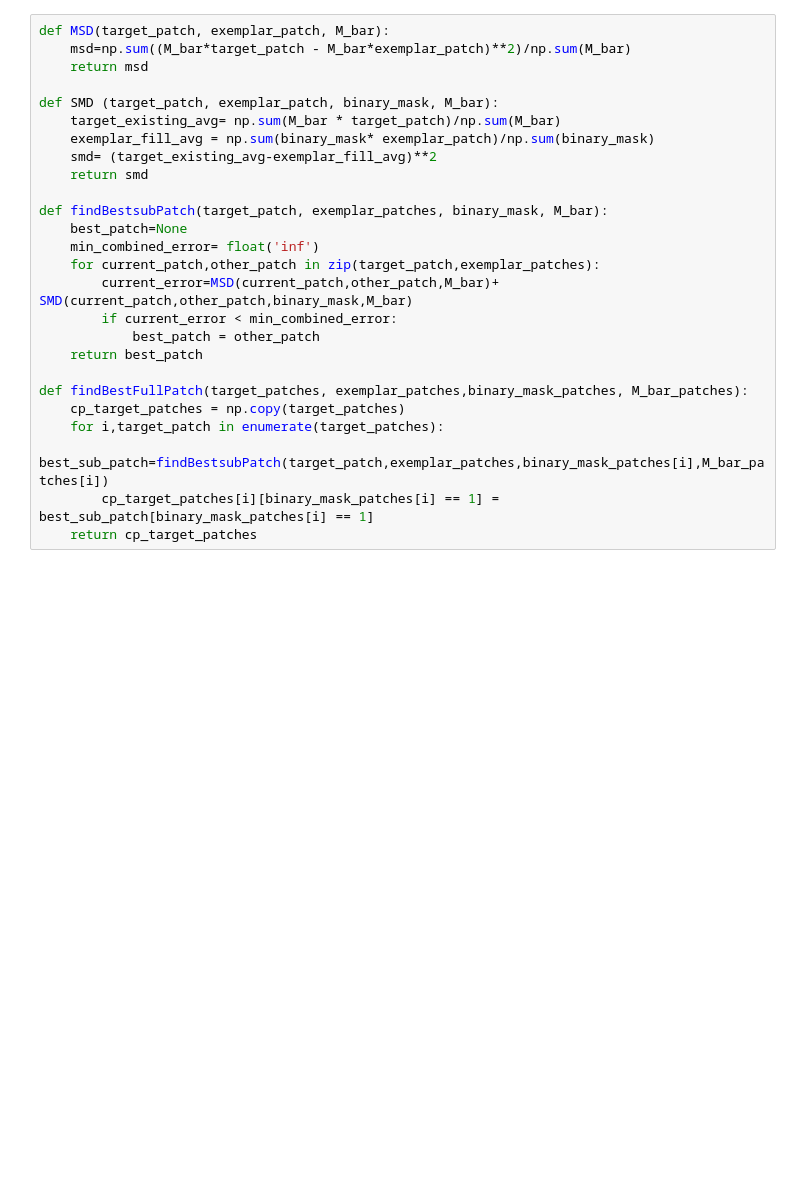
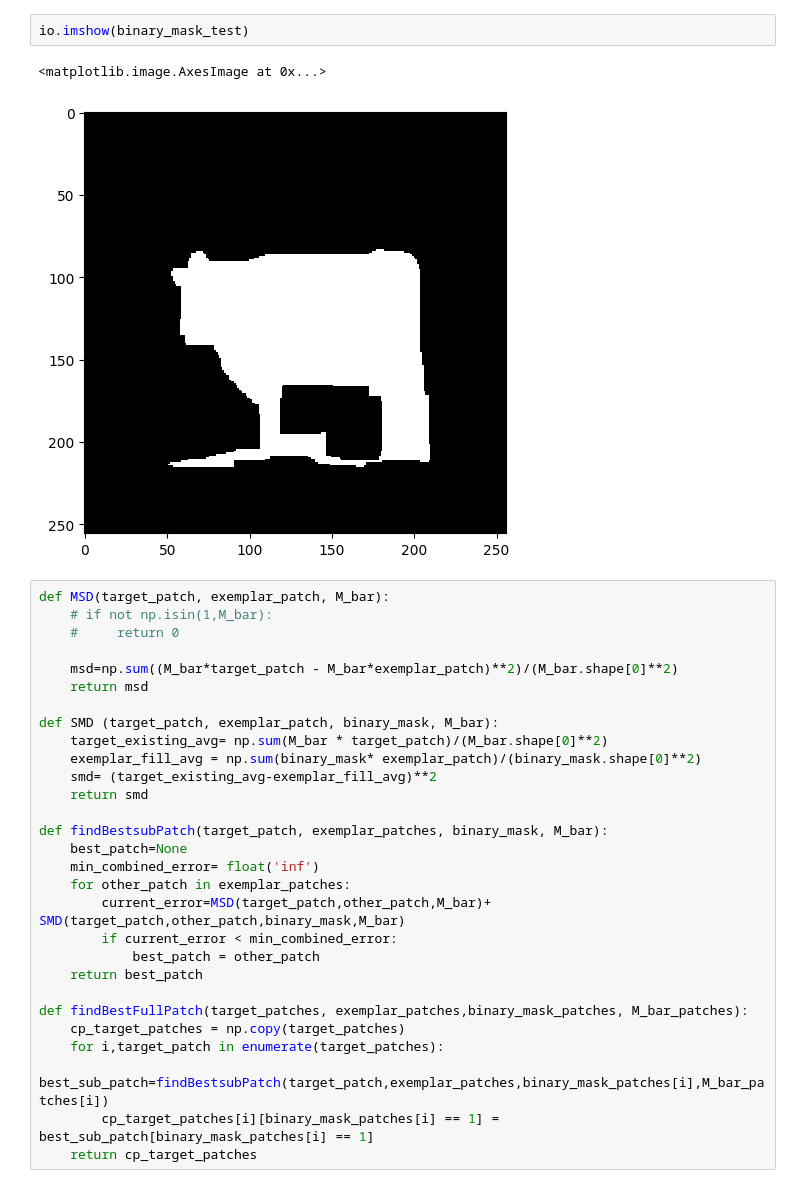
Before and after one commit to Omar-Al-Sharif/Magic-Inpainting, a Jupyter notebook: regionDetection/inpainting_with_detection.ipynb, the cells around one changed output. Saved outputs shown, nothing was run; the diff lists cells and outputs as text; blank space fills up the shorter version.

```diff
--- a/regionDetection/inpainting_with_detection.ipynb
+++ b/regionDetection/inpainting_with_detection.ipynb
@@ -86,19 +24,27 @@ NameError: name 'io' is not defined
+# %%
+io.imshow(binary_mask_test)
+# %% [output]
+<matplotlib.image.AxesImage at 0x...>
+[figure, added]
 # %%
 def MSD(target_patch, exemplar_patch, M_bar):
-    msd=np.sum((M_bar*target_patch - M_bar*exemplar_patch)**2)/np.sum(M_bar)
+    # if not np.isin(1,M_bar):
+    #     return 0
+
+    msd=np.sum((M_bar*target_patch - M_bar*exemplar_patch)**2)/(M_bar.shape[0]**2)
     return msd
 
 def SMD (target_patch, exemplar_patch, binary_mask, M_bar):
-    target_existing_avg= np.sum(M_bar * target_patch)/np.sum(M_bar)
-    exemplar_fill_avg = np.sum(binary_mask* exemplar_patch)/np.sum(binary_mask)
+    target_existing_avg= np.sum(M_bar * target_patch)/(M_bar.shape[0]**2)
+    exemplar_fill_avg = np.sum(binary_mask* exemplar_patch)/(binary_mask.shape[0]**2)
     smd= (target_existing_avg-exemplar_fill_avg)**2
     return smd
 
 def findBestsubPatch(target_patch, exemplar_patches, binary_mask, M_bar):
     best_patch=None
     min_combined_error= float('inf')
-    for current_patch,other_patch in zip(target_patch,exemplar_patches):
-        current_error=MSD(current_patch,other_patch,M_bar)+ SMD(current_patch,other_patch,binary_mask,M_bar)
+    for other_patch in exemplar_patches:
+        current_error=MSD(target_patch,other_patch,M_bar)+ SMD(target_patch,other_patch,binary_mask,M_bar)
         if current_error < min_combined_error:
             best_patch = other_patch
     return best_patch
```
Also changed, not shown: parts of 8 cells of this notebook.
